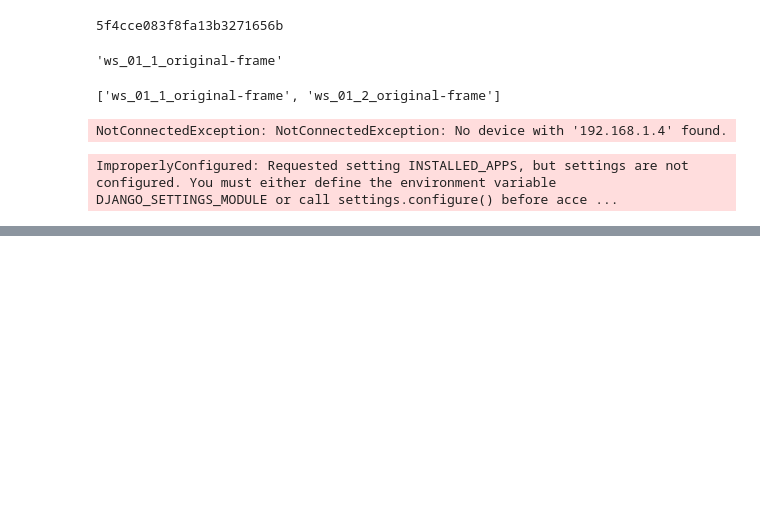
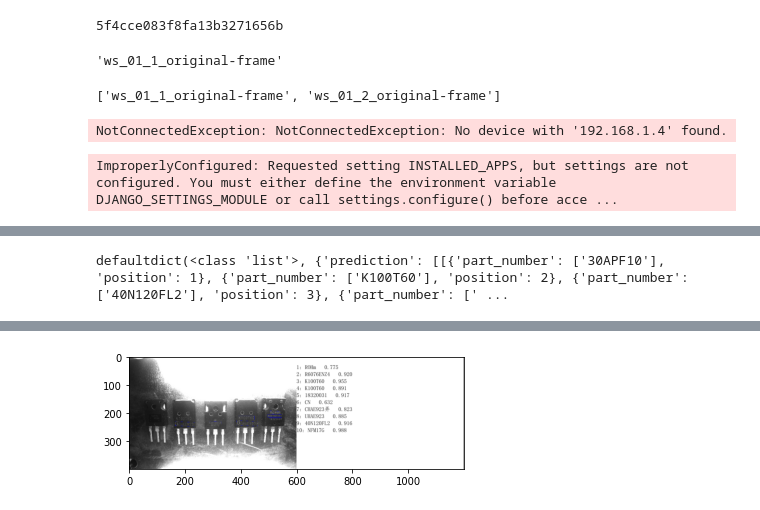
Before and after one commit to RakshithLincode/AGILIS_BACKEND, a Jupyter notebook: test.ipynb, the cells around one changed output, grey strips where cells are left out. Cells and saved outputs as stored; diff of their text form; code cells hidden in the pictures; blank space fills up the shorter version.

```diff
--- a/test.ipynb
+++ b/test.ipynb
@@ -522,0 +851,76 @@ ImproperlyConfigured: Requested setting INSTALLED_APPS, but settings are not con
+# %%
+from collections import defaultdict
+
+d2 = {"prediction": [{"part_number": ["30APF10"], "position": 6}, {"part_number": ["K100T60"], "position": 7},
+{"part_number": ["40N120FL2"], "position": 8}, {"part_number": ["K100T60"], "position": 9}, {"part_number":
+["R6076ENZ4"], "position": 10}]}
+
+d1 = {"prediction": [{"part_number": ["30APF10"], "position": 1}, {"part_number": ["K100T60"], "position": 2},
+{"part_number": ["40N120FL2"], "position": 3}, {"part_number": ["K100T60"], "position": 4}, {"part_number":
+["R6076ENZ4"], "position": 5}]}
+
+dd = defaultdict(list)
+
+for d in (d1, d2): # you can list as many input dicts as you want here
+    for key, value in d.items():
+        dd[key].append(value)
+
+print(dd)
+# %% [output]
+defaultdict(<class 'list'>, {'prediction': [[{'part_number': ['30APF10'], 'position': 1}, {'part_number': ['K100T60'], 'position': 2}, {'part_number': ['40N120FL2'], 'position': 3}, {'part_number': [' ...
+# %%
+# pip install paddlepaddle-gpu
+# pip install paddleocr
+
+
+from paddleocr import PaddleOCR,draw_ocr
+import os
+import matplotlib.pyplot as plt
+# %matplotlib inline
+import cv2
+ocr = PaddleOCR(use_angle_cls=True)
+
+# result = ocr.ocr(img_path)
+# print("======================")
+out_path = 'C:\\Users\\Rakshith\\Downloads\\images\\output_images'
+font = r"D:\24JAN\simfang.ttf"
+img_path = r"D:\24JAN\VCXG-201C.R\DATA\image0000035.jpg"
+print("redddddddddddddddddddd1",img_path)
+result = ocr.ocr(img_path)
+for result in result:
+    result = result
+
+def save_ocr(img_path, out_path, result, font):
+
+    save_path = os.path.join(out_path, img_path.split('/')[-1] + 'output')
+
+    image = cv2.imread(img_path)
+    print("redddddddddddddddddddd2",img_path)
+    boxes = [line[0] for line in result]
+    txts = [line[1][0] for line in result]
+    scores = [line[1][1] for line in result]
+
+    im_show = draw_ocr(image, boxes, txts, scores, font_path=font)
+    print("redddddddddddddddddddd3",img_path)
+    # cv2.imwrite(save_path, im_show)
+    cv2.imwrite("drwdrw2.jpg", im_show)
+
+    img = cv2.cvtColor(im_show, cv2.COLOR_BGR2RGB)
+    plt.imshow(img)
+
+# for value,label,score in zip(boxes,labels,scores):
+		# 	x1 = int(value[0][0])
+		# 	y1 = int(value[0][1])
+		# 	x2 = int(value[2][0])
+		# 	y2 = int(value[2][1])
+		# 	color  = (0,0,255)
+		# 	text_color  = (255,255,255)
+		# 	img_crp_save = cv2.rectangle(img_crp_save, (x1, y1), (x2, y2), color, 2)
+		# 	(w, h), _ = cv2.getTextSize(
+		# 			label +' '+ str(score)[:4], cv2.FONT_HERSHEY_SIMPLEX, 0.6, 1)
+		# 	img_crp_save = cv2.rectangle(img_crp_save, (x1, y1 - 20), (x1 + w, y1), color, -1)
+		# 	img_crp_save = cv2.putText(img_crp_save, label +' '+ str(score)[:4], (x1, y1 - 5),
+		# 						cv2.FONT_HERSHEY_SIMPLEX, 0.6, text_color, 2)
+		# cv2.imwrite('C:/Users/Rakshith/Downloads/images/image'+str(count)+'.png', img_crp_save)
+save_ocr(img_path, out_path, result, font)
+# %% [output]
@@ -522,0 +934 @@ ImproperlyConfigured: Requested setting INSTALLED_APPS, but settings are not con
+[figure, added]
```
Also changed, not shown: parts of 11 cells of this notebook, 21 other files.
